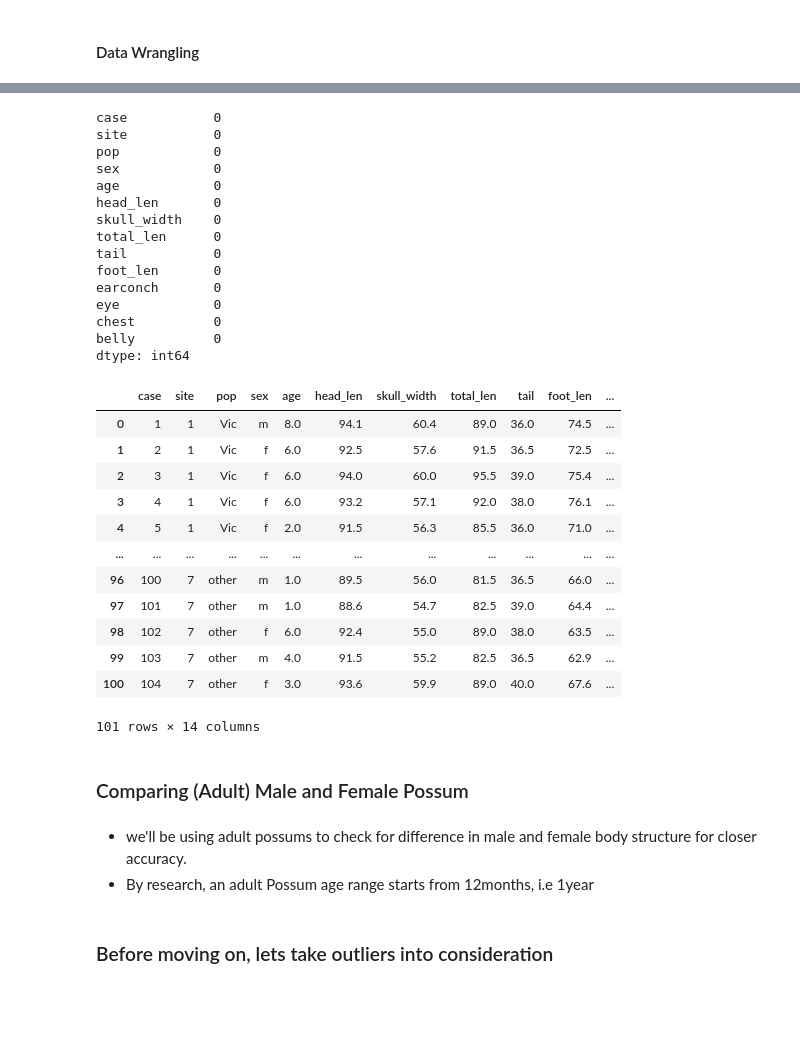
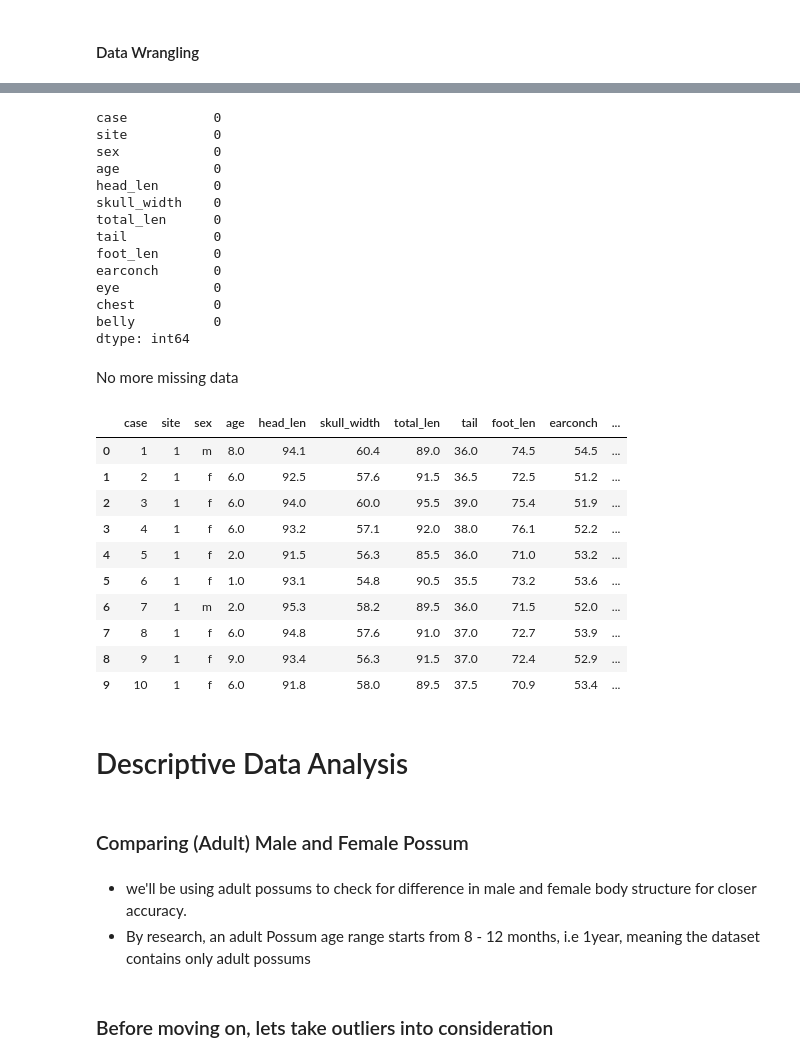
Before and after one commit to raji-ayyub/statistics, a Jupyter notebook: task_18.ipynb, the cells around one changed output, grey strips where cells are left out. Saved outputs shown, nothing was run; the diff lists cells and outputs as text; code cells hidden in the pictures; blank space fills up the shorter version.

Commit message:
update preliminary data analysis

```diff
--- a/task_18.ipynb
+++ b/task_18.ipynb
@@ -74,4 +129,4 @@ df_clean.tail(50)
 # %%
 #  dropping off the Pop col - irrelevant
 
-df_clean.drop(columns="Pop", inplace= True)
+df_clean.drop(columns="pop", inplace= True)
@@ -84,7 +137,6 @@ df_clean.isnull().sum()
 # %% [output]
 case           0
 site           0
-pop            0
 sex            0
 age            0
 head_len       0
@@ -97,27 +149,29 @@ eye            0
 chest          0
 belly          0
 dtype: int64
+# %% [markdown]
+No more missing data
 # %%
-df_clean
+df_clean.head(10)
 # %% [output]
-|  | case | site | pop | sex | age | head_len | skull_width | total_len | tail | foot_len | ... |
-| 0 | 1 | 1 | Vic | m | 8.0 | 94.1 | 60.4 | 89.0 | 36.0 | 74.5 | ... |
-| 1 | 2 | 1 | Vic | f | 6.0 | 92.5 | 57.6 | 91.5 | 36.5 | 72.5 | ... |
-| 2 | 3 | 1 | Vic | f | 6.0 | 94.0 | 60.0 | 95.5 | 39.0 | 75.4 | ... |
-| 3 | 4 | 1 | Vic | f | 6.0 | 93.2 | 57.1 | 92.0 | 38.0 | 76.1 | ... |
-| 4 | 5 | 1 | Vic | f | 2.0 | 91.5 | 56.3 | 85.5 | 36.0 | 71.0 | ... |
-| ... | ... | ... | ... | ... | ... | ... | ... | ... | ... | ... | ... |
-| 96 | 100 | 7 | other | m | 1.0 | 89.5 | 56.0 | 81.5 | 36.5 | 66.0 | ... |
-| 97 | 101 | 7 | other | m | 1.0 | 88.6 | 54.7 | 82.5 | 39.0 | 64.4 | ... |
-| 98 | 102 | 7 | other | f | 6.0 | 92.4 | 55.0 | 89.0 | 38.0 | 63.5 | ... |
-| 99 | 103 | 7 | other | m | 4.0 | 91.5 | 55.2 | 82.5 | 36.5 | 62.9 | ... |
-| 100 | 104 | 7 | other | f | 3.0 | 93.6 | 59.9 | 89.0 | 40.0 | 67.6 | ... |
+|  | case | site | sex | age | head_len | skull_width | total_len | tail | foot_len | earconch | ... |
+| 0 | 1 | 1 | m | 8.0 | 94.1 | 60.4 | 89.0 | 36.0 | 74.5 | 54.5 | ... |
+| 1 | 2 | 1 | f | 6.0 | 92.5 | 57.6 | 91.5 | 36.5 | 72.5 | 51.2 | ... |
+| 2 | 3 | 1 | f | 6.0 | 94.0 | 60.0 | 95.5 | 39.0 | 75.4 | 51.9 | ... |
+| 3 | 4 | 1 | f | 6.0 | 93.2 | 57.1 | 92.0 | 38.0 | 76.1 | 52.2 | ... |
+| 4 | 5 | 1 | f | 2.0 | 91.5 | 56.3 | 85.5 | 36.0 | 71.0 | 53.2 | ... |
+| 5 | 6 | 1 | f | 1.0 | 93.1 | 54.8 | 90.5 | 35.5 | 73.2 | 53.6 | ... |
+| 6 | 7 | 1 | m | 2.0 | 95.3 | 58.2 | 89.5 | 36.0 | 71.5 | 52.0 | ... |
+| 7 | 8 | 1 | f | 6.0 | 94.8 | 57.6 | 91.0 | 37.0 | 72.7 | 53.9 | ... |
+| 8 | 9 | 1 | f | 9.0 | 93.4 | 56.3 | 91.5 | 37.0 | 72.4 | 52.9 | ... |
+| 9 | 10 | 1 | f | 6.0 | 91.8 | 58.0 | 89.5 | 37.5 | 70.9 | 53.4 | ... |
-101 rows × 14 columns
+# %% [markdown]
+# Descriptive Data Analysis
 # %% [markdown]
 ### Comparing (Adult) Male and Female Possum
 # %% [markdown]
 - we'll be using adult possums to check for difference in male and female body structure for closer accuracy.
-- By research, an adult Possum age range starts from 12months, i.e 1year
+- By research, an adult Possum age range starts from 8 - 12 months, i.e 1year, meaning the dataset contains only adult possums
 # %% [markdown]
 ### Before moving on, lets take outliers into consideration
 # %%
```
Also changed, not shown: parts of 19 cells of this notebook.
